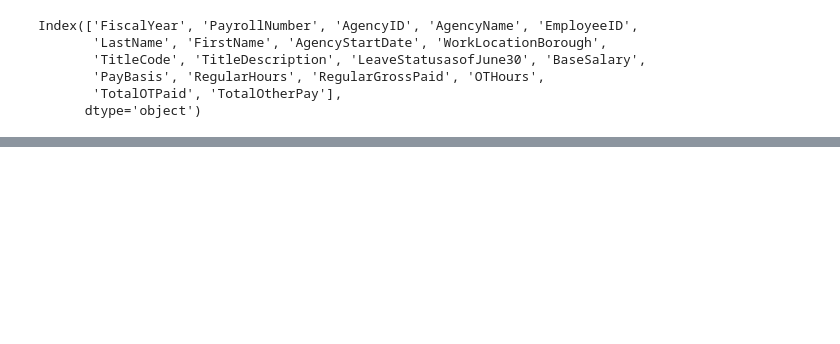
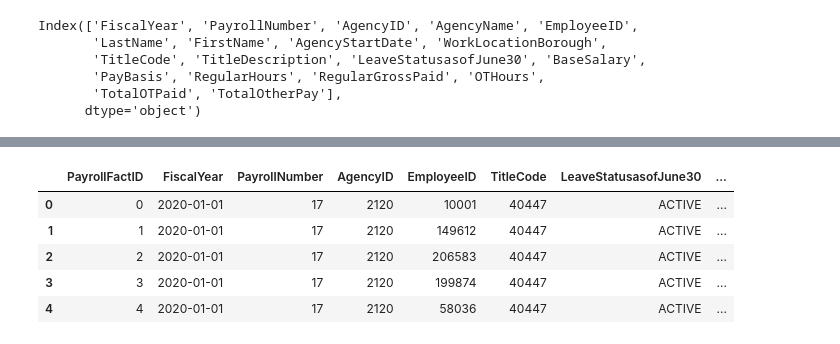
Before and after one commit to yinkatona/My_10Alytics_capstone_project, a Jupyter notebook: capstone_etl.ipynb, the cells around one changed output, grey strips where cells are left out. Saved outputs shown, nothing was run; the diff lists cells and outputs as text; code cells hidden in the pictures; blank space fills up the shorter version.

```diff
--- a/capstone_etl.ipynb
+++ b/capstone_etl.ipynb
@@ -202,3 +119,6 @@ Index(['FiscalYear', 'PayrollNumber', 'AgencyID', 'AgencyName', 'EmployeeID',
        'PayBasis', 'RegularHours', 'RegularGrossPaid', 'OTHours',
        'TotalOTPaid', 'TotalOtherPay'],
       dtype='object')
+# %%
+# Creating Employee Table
+employee = nycpayroll2020_df[['EmployeeID','LastName', 'FirstName', 'TitleDescription','AgencyName']].copy().drop_duplicates().reset_index(drop=True)
@@ -204,0 +199,3 @@ Index(['FiscalYear', 'PayrollNumber', 'AgencyID', 'AgencyName', 'EmployeeID',
+# %%
+# Creating Title Table
+title = nycpayroll2020_df[['TitleCode', 'TitleDescription']].copy().drop_duplicates().reset_index(drop=True)
@@ -204,0 +223,18 @@ Index(['FiscalYear', 'PayrollNumber', 'AgencyID', 'AgencyName', 'EmployeeID',
+# %%
+# Merging the DataFrames
+payroll_fact = nycpayroll2020_df.merge(employee, on=['EmployeeID','LastName', 'FirstName', 'TitleDescription','AgencyName'], how='left') \
+                                .merge(agency, on=['AgencyID','AgencyName','AgencyStartDate','WorkLocationBorough'], how='left') \
+                                .merge(title, on=['TitleCode', 'TitleDescription'], how='left') \
+                [['FiscalYear','PayrollNumber','AgencyID','EmployeeID','TitleCode','LeaveStatusasofJune30','BaseSalary','PayBasis','RegularHours','RegularGrossPaid','OTHours', 'TotalOTPaid', 'TotalOtherPay']]
+
+payroll_fact.index.name = 'PayrollFactID'
+payroll_fact = payroll_fact.reset_index()
+
+payroll_fact.head()
+# %% [output]
+|  | PayrollFactID | FiscalYear | PayrollNumber | AgencyID | EmployeeID | TitleCode | LeaveStatusasofJune30 | ... |
+| 0 | 0 | 2020-01-01 | 17 | 2120 | 10001 | 40447 | ACTIVE | ... |
+| 1 | 1 | 2020-01-01 | 17 | 2120 | 149612 | 40447 | ACTIVE | ... |
+| 2 | 2 | 2020-01-01 | 17 | 2120 | 206583 | 40447 | ACTIVE | ... |
+| 3 | 3 | 2020-01-01 | 17 | 2120 | 199874 | 40447 | ACTIVE | ... |
+| 4 | 4 | 2020-01-01 | 17 | 2120 | 58036 | 40447 | ACTIVE | ... |
```
Also changed, not shown: parts of 36 cells of this notebook, 11 other files.
